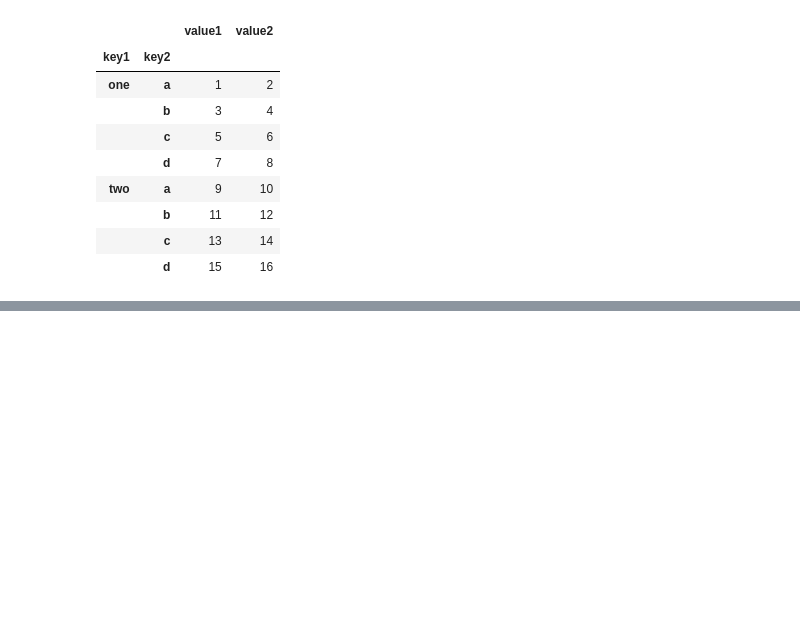
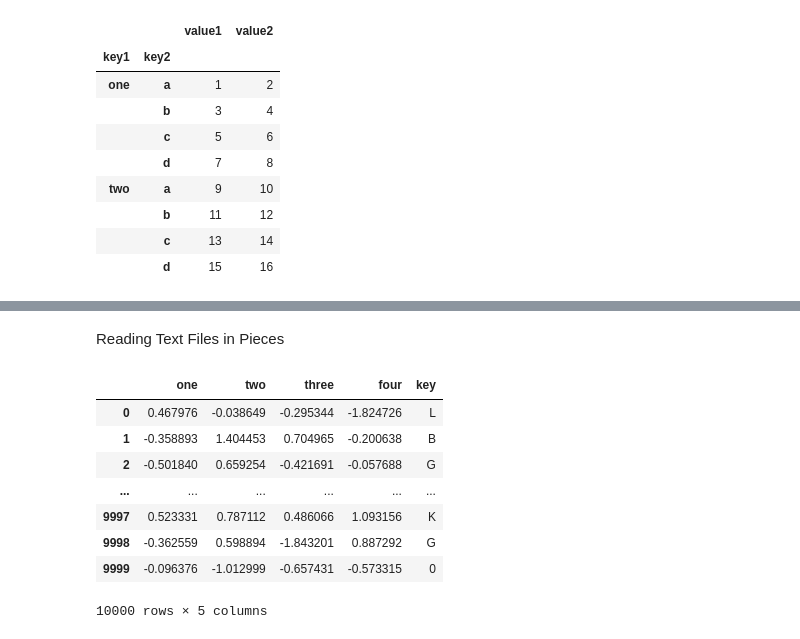
Before and after one commit to egalli64/pythonesque, a Jupyter notebook: pydata/Chapter0601.ipynb, the cells around one changed output, grey strips where cells are left out. Saved outputs shown, nothing was run; the diff lists cells and outputs as text; code cells hidden in the pictures; blank space fills up the shorter version.

```diff
--- a/pydata/Chapter0601.ipynb
+++ b/pydata/Chapter0601.ipynb
@@ -113,0 +153,17 @@ df
+# %% [markdown]
+Reading Text Files in Pieces
+# %%
+# show n rows from tables
+pd.options.display.max_rows = 6
+
+pd.read_csv('examples/ex6.csv')
+# %% [output]
+|  | one | two | three | four | key |
+| 0 | 0.467976 | -0.038649 | -0.295344 | -1.824726 | L |
+| 1 | -0.358893 | 1.404453 | 0.704965 | -0.200638 | B |
+| 2 | -0.501840 | 0.659254 | -0.421691 | -0.057688 | G |
+| ... | ... | ... | ... | ... | ... |
+| 9997 | 0.523331 | 0.787112 | 0.486066 | 1.093156 | K |
+| 9998 | -0.362559 | 0.598894 | -1.843201 | 0.887292 | G |
+| 9999 | -0.096376 | -1.012999 | -0.657431 | -0.573315 | 0 |
+10000 rows × 5 columns
```
Also changed, not shown: parts of 31 cells of this notebook, 9 other files.
